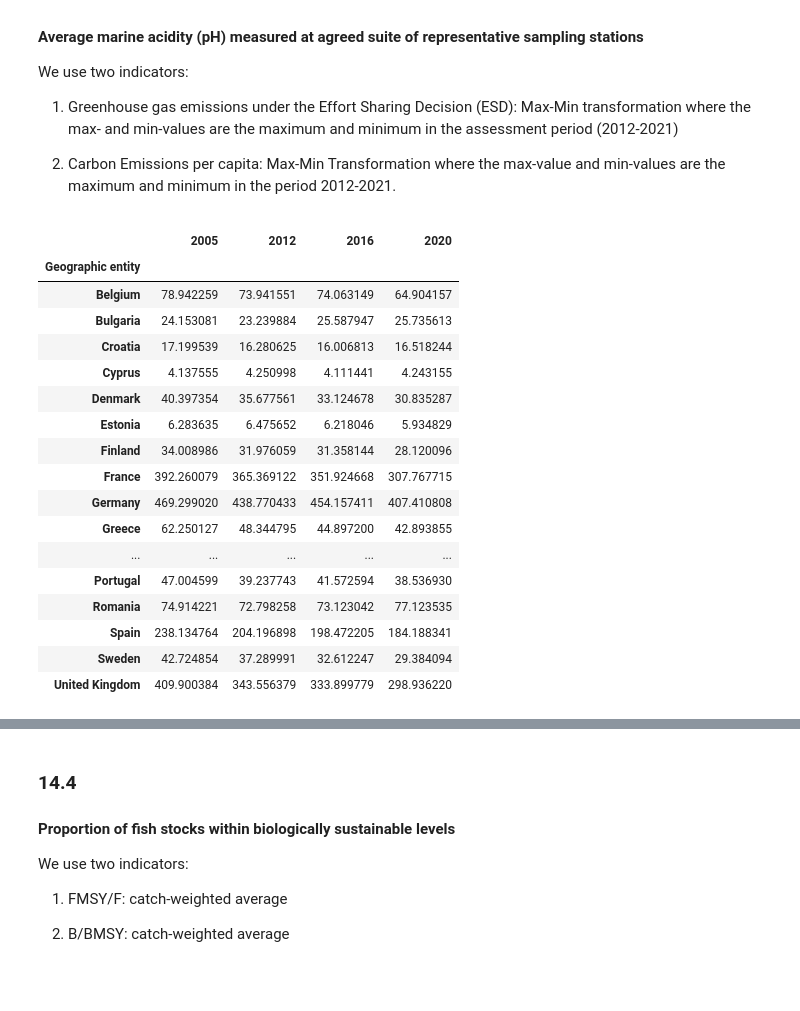
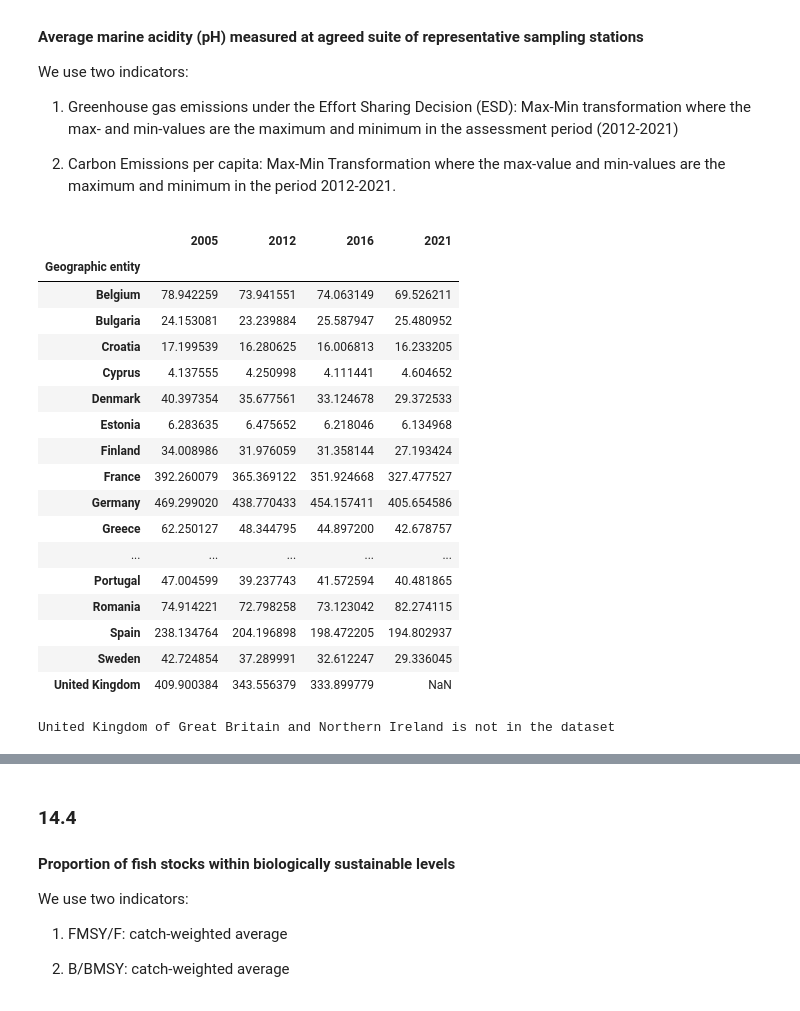
Before and after one commit to isaldiviagonzatti/sdg14, a Jupyter notebook: code/exploreSDG14.ipynb, the cells around one changed output, grey strips where cells are left out. Cells and saved outputs as stored; diff of their text form; code cells hidden in the pictures.

```diff
--- a/code/exploreSDG14.ipynb
+++ b/code/exploreSDG14.ipynb
@@ -359,7 +359,7 @@ sdg14[sdg14['SeriesCode']=='ER_UNCLOS_RATACC'].pivot_table(columns='TimePeriod',
 
 We use Gross Nitrogen Balance: Max-Min transformation where the max-value is the maximum value in the period 2012-2021 and the min-value is zero.
 # %%
-#Gross nutrient balance (Nitrogen kg/ha), Eurostat
+# Gross nutrient balance (Nitrogen kg/ha), Eurostat
 # https://ec.europa.eu/eurostat/databrowser/view/AEI_PR_GNB__custom_153613/
 
 nitro = pd.read_csv(os.path.join(data_path,'aei_pr_gnb.csv'))
@@ -368,11 +368,16 @@ nitro['geo'] = nitro['geo'].map(abbrev_to_country).fillna(nitro['geo'])
 nitro = nitro.pivot_table(columns='TIME_PERIOD', index='geo', values='OBS_VALUE', aggfunc='mean')
 
 mr = nitro.columns[-1] # most recent year
-nitro[[2012, 2014, mr]]
+# nitro[[2012, 2014, mr]]
 
 #maxMin transformation as (max-x)/(max-min) * 100 --> converts to 0-100 scale with 0=worst, 100=best
-((nitro.loc[:,'2012':mr].max().max()  - nitro[[2012,2014, mr]])/(nitro.loc[:,'2012':mr].max().max()
+nitroPivot = ((nitro.loc[:,'2012':mr].max().max()  - nitro[[2012,2014, mr]])/(nitro.loc[:,'2012':mr].max().max()
                                                                    - nitro.loc[:,'2012':mr].min().min())*100).round(2)
+nitroPivot
+
+for i in countries:
+    if i not in nitro.index:
+        print(i, 'is not in the dataset')
 # %% [output]
 | TIME_PERIOD | 2012 | 2014 | 2018 |
 | geo |  |  |  |
@@ -415,6 +421,10 @@ mr = wasteG.columns[-1] # most recent year
 #maxMin transformation as (max-x)/(max-min) * 100 --> converts to 0-100 scale with 0=worst, 100=best
 ((wasteG.loc[:,'2012':mr].max().max() - wasteG[[2012,2014, mr]])/(wasteG.loc[:,'2012':mr].max().max()
                                                                    - wasteG.loc[:,'2012':mr].min().min())*100).round(2)
+
+for i in countries:
+    if i not in wasteG.index:
+        print(i, 'is not in the dataset')
 # %% [output]
 | TIME_PERIOD | 2012 | 2014 | 2020 |
 | geo |  |  |  |
@@ -446,6 +457,10 @@ wasteR = wasteR.pivot_table(columns='TIME_PERIOD', index='geo', values='OBS_VALU
 mr = wasteR.columns[-1] # most recent year
 wasteR = wasteR.ffill(axis = 1) #fill empty values with last available year
 wasteR[[2012, 2014, mr]]
+
+for i in countries:
+    if i not in wasteR.index:
+        print(i, 'is not in the dataset')
 # %% [output]
 | TIME_PERIOD | 2012 | 2014 | 2020 |
 | geo |  |  |  |
@@ -489,33 +505,39 @@ minimum in the assessment period (2012-2021)
 # %%
 # Greenhouse gas emissions under the Effort Sharing Decision (ESD), Million tonnes CO2 equivalent (Mt CO2 eq), European Environment Agency
 # https://www.eea.europa.eu/data-and-maps/data/esd-4
 
 ghgESD = pd.read_excel(os.path.join(data_path,'EEA_ESD-GHG_2022.xlsx'), sheet_name=1, skiprows=11)
 ghgESD = ghgESD[ghgESD['Geographic entity'].isin(countries)]
 ghgESD = ghgESD.set_index('Geographic entity')
-ghgESD = ghgESD.dropna(axis=1)
+ghgESD = ghgESD.dropna(axis=1, how='all')
 
 mr = ghgESD.columns[-1] # most recent year
-ghgESD[[2005,2012, 2016, mr]]
+ghgESD[[2005, 2012, 2016, mr]]
+
+
+for i in countries:
+    if i not in ghgESD.index:
+        print(i, 'is not in the dataset')
 # %% [output]
-|  | 2005 | 2012 | 2016 | 2020 |
+|  | 2005 | 2012 | 2016 | 2021 |
 | Geographic entity |  |  |  |  |
-| Belgium | 78.942259 | 73.941551 | 74.063149 | 64.904157 |
-| Bulgaria | 24.153081 | 23.239884 | 25.587947 | 25.735613 |
-| Croatia | 17.199539 | 16.280625 | 16.006813 | 16.518244 |
-| Cyprus | 4.137555 | 4.250998 | 4.111441 | 4.243155 |
-| Denmark | 40.397354 | 35.677561 | 33.124678 | 30.835287 |
-| Estonia | 6.283635 | 6.475652 | 6.218046 | 5.934829 |
-| Finland | 34.008986 | 31.976059 | 31.358144 | 28.120096 |
-| France | 392.260079 | 365.369122 | 351.924668 | 307.767715 |
-| Germany | 469.299020 | 438.770433 | 454.157411 | 407.410808 |
-| Greece | 62.250127 | 48.344795 | 44.897200 | 42.893855 |
+| Belgium | 78.942259 | 73.941551 | 74.063149 | 69.526211 |
+| Bulgaria | 24.153081 | 23.239884 | 25.587947 | 25.480952 |
+| Croatia | 17.199539 | 16.280625 | 16.006813 | 16.233205 |
+| Cyprus | 4.137555 | 4.250998 | 4.111441 | 4.604652 |
+| Denmark | 40.397354 | 35.677561 | 33.124678 | 29.372533 |
+| Estonia | 6.283635 | 6.475652 | 6.218046 | 6.134968 |
+| Finland | 34.008986 | 31.976059 | 31.358144 | 27.193424 |
+| France | 392.260079 | 365.369122 | 351.924668 | 327.477527 |
+| Germany | 469.299020 | 438.770433 | 454.157411 | 405.654586 |
+| Greece | 62.250127 | 48.344795 | 44.897200 | 42.678757 |
 | ... | ... | ... | ... | ... |
-| Portugal | 47.004599 | 39.237743 | 41.572594 | 38.536930 |
-| Romania | 74.914221 | 72.798258 | 73.123042 | 77.123535 |
-| Spain | 238.134764 | 204.196898 | 198.472205 | 184.188341 |
-| Sweden | 42.724854 | 37.289991 | 32.612247 | 29.384094 |
-| United Kingdom | 409.900384 | 343.556379 | 333.899779 | 298.936220 |
+| Portugal | 47.004599 | 39.237743 | 41.572594 | 40.481865 |
+| Romania | 74.914221 | 72.798258 | 73.123042 | 82.274115 |
+| Spain | 238.134764 | 204.196898 | 198.472205 | 194.802937 |
+| Sweden | 42.724854 | 37.289991 | 32.612247 | 29.336045 |
+| United Kingdom | 409.900384 | 343.556379 | 333.899779 | NaN |
+United Kingdom of Great Britain and Northern Ireland is not in the dataset
 # %%
 # Member State greenhouse gas emission limits in 2020 compared to 2005 greenhouse gas emissions levels
 # There targets for 2020 and for 2030
```
Also changed, not shown: parts of 22 cells of this notebook.
